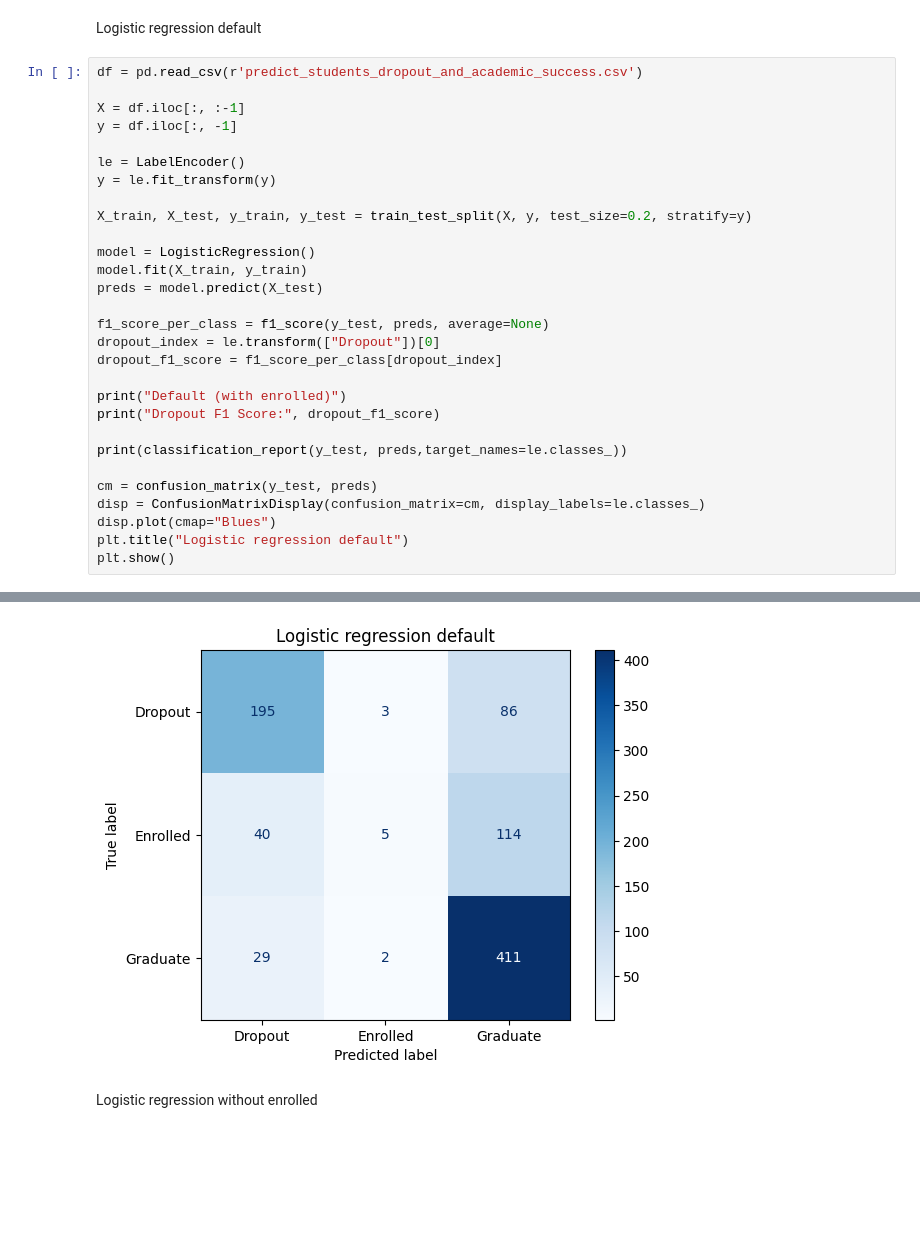
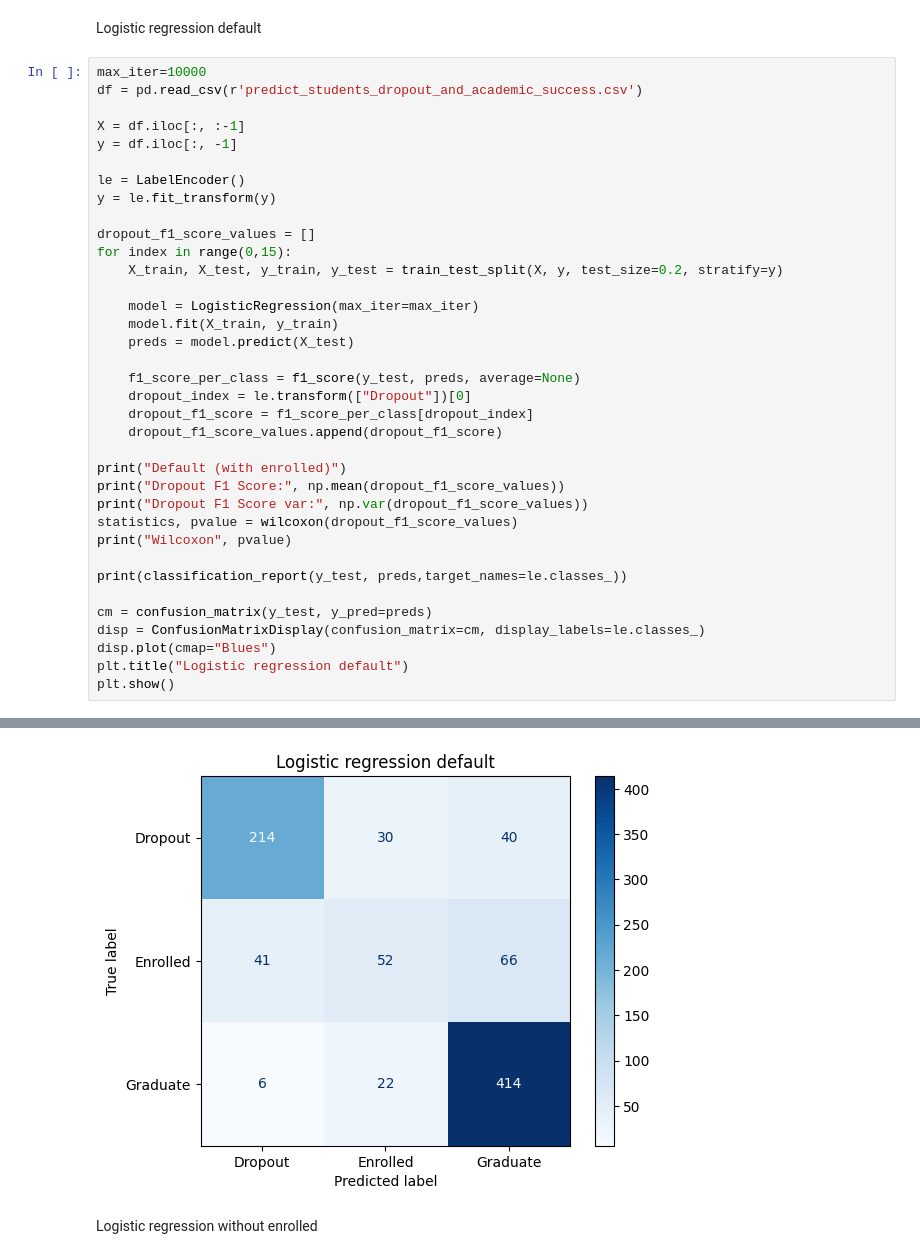
Before and after one commit to willshobwish/introducao-a-ciencia-de-dados, a Jupyter notebook: project/v3/final.ipynb, the cells around one changed output, grey strips where cells are left out. Cells and saved outputs as stored; diff of their text form; blank space fills up the shorter version.

```diff
--- a/project/v3/final.ipynb
+++ b/project/v3/final.ipynb
@@ -11,6 +12,7 @@ import matplotlib.pyplot as plt
 # %% [markdown]
 Logistic regression default
 # %%
+max_iter=10000
 df = pd.read_csv(r'predict_students_dropout_and_academic_success.csv')
 
 X = df.iloc[:, :-1]
@@ -19,22 +21,28 @@ y = df.iloc[:, -1]
 le = LabelEncoder()
 y = le.fit_transform(y)
 
-X_train, X_test, y_train, y_test = train_test_split(X, y, test_size=0.2, stratify=y)
+dropout_f1_score_values = []
+for index in range(0,15):
+    X_train, X_test, y_train, y_test = train_test_split(X, y, test_size=0.2, stratify=y)
 
-model = LogisticRegression()
-model.fit(X_train, y_train)
-preds = model.predict(X_test)
+    model = LogisticRegression(max_iter=max_iter)
+    model.fit(X_train, y_train)
+    preds = model.predict(X_test)
 
-f1_score_per_class = f1_score(y_test, preds, average=None)
-dropout_index = le.transform(["Dropout"])[0]
-dropout_f1_score = f1_score_per_class[dropout_index]
+    f1_score_per_class = f1_score(y_test, preds, average=None)
+    dropout_index = le.transform(["Dropout"])[0]
+    dropout_f1_score = f1_score_per_class[dropout_index]
+    dropout_f1_score_values.append(dropout_f1_score)
 
 print("Default (with enrolled)")
-print("Dropout F1 Score:", dropout_f1_score)
+print("Dropout F1 Score:", np.mean(dropout_f1_score_values))
+print("Dropout F1 Score var:", np.var(dropout_f1_score_values))
+statistics, pvalue = wilcoxon(dropout_f1_score_values)
+print("Wilcoxon", pvalue)
 
 print(classification_report(y_test, preds,target_names=le.classes_))
 
-cm = confusion_matrix(y_test, preds)
+cm = confusion_matrix(y_test, y_pred=preds)
 disp = ConfusionMatrixDisplay(confusion_matrix=cm, display_labels=le.classes_)
 disp.plot(cmap="Blues")
 plt.title("Logistic regression default")
@@ -61,4 +89,4 @@ Please also refer to the documentation for alternative solver options:
-[figure, old version]
+[figure, new version]
 # %% [markdown]
 Logistic regression without enrolled
 # %%
```
Also changed, not shown: parts of 6 cells of this notebook, 1 other file.
